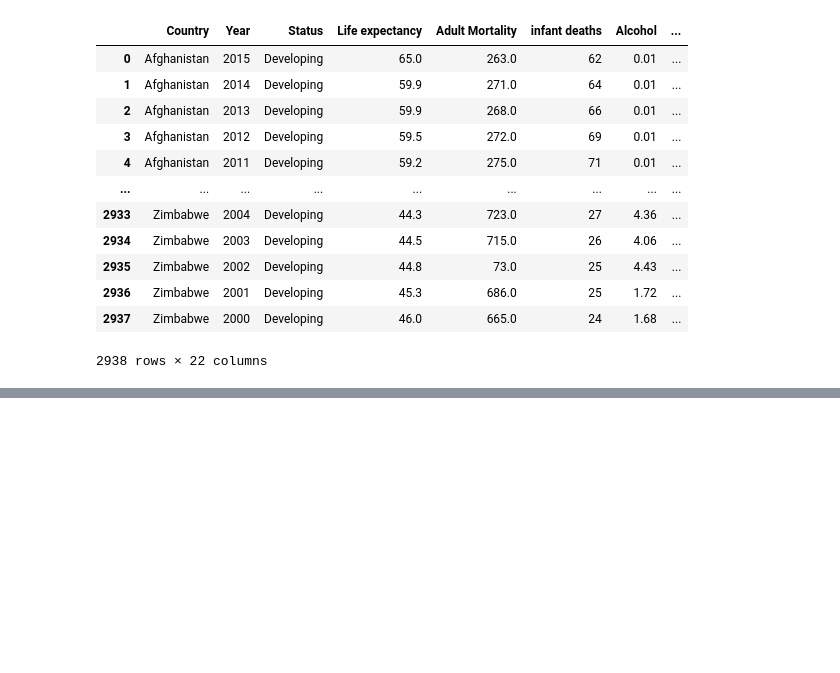
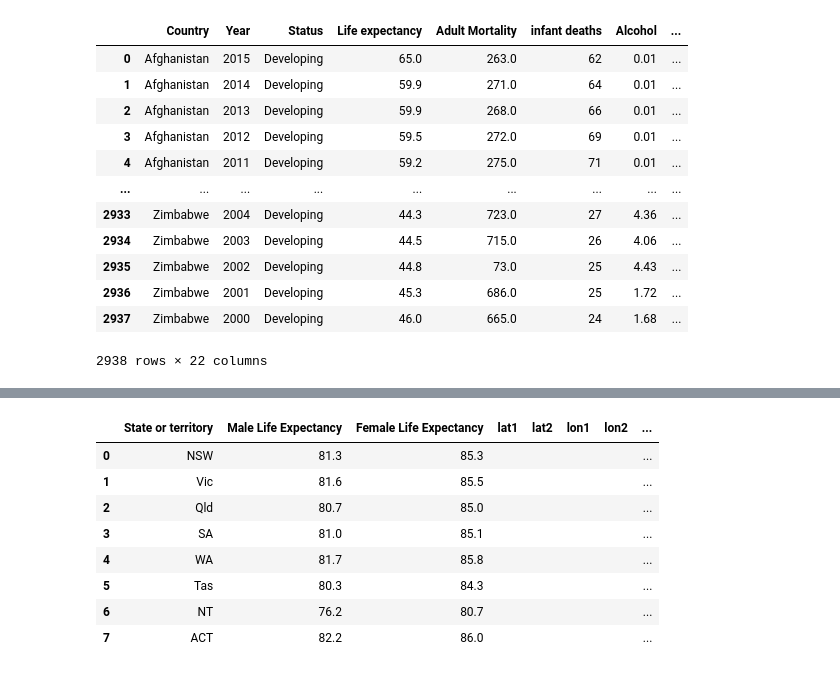
Before and after one commit to rachj14/project-one, a Jupyter notebook: life-expectancy.ipynb, the cells around one changed output, grey strips where cells are left out. Saved outputs shown, nothing was run; the diff lists cells and outputs as text; code cells hidden in the pictures; blank space fills up the shorter version.

```diff
--- a/life-expectancy.ipynb
+++ b/life-expectancy.ipynb
@@ -15,3 +27,12 @@ gender_region_df = pd.read_csv(csv_path)
 
 csv_path2 = "Resources/life_expectancy_data.csv"
 life_expect_df = pd.read_csv(csv_path2)
+
+csv_shawn1 = "Resources/Life expectancy at birth, males.csv"
+life_males_states_df = pd.read_csv(csv_shawn1)
+
+csv_shawn2 = "Resources/Life expectancy at birth, females.csv"
+life_females_states_df = pd.read_csv(csv_shawn2)
+
+csv_shawn3 = "Resources/Australian Population.csv"
+state_population_df = pd.read_csv(csv_shawn3)
@@ -60,0 +274,5 @@ gender_region_df
+# %%
+merge_df = pd.merge(life_males_states_df, life_females_states_df, on='State or territory')
+state_df = merge_df[['State or territory', '2020-2022_x', '2020-2022_y']].copy()
+state_df = state_df.rename(columns={"2020-2022_x":"Male Life Expectancy", "2020-2022_y":"Female Life Expectancy"})
+state_df
@@ -60,0 +289,25 @@ gender_region_df
+# %%
+state_df["lat1"] = ''
+state_df["lat2"] = ''
+state_df["lon1"] = ''
+state_df["lon2"] = ''
+state_df['center lat'] = ''
+state_df['center lon'] = ''
+state_df['Person Life Expectancy'] = ''
+
+params = {
+    "apiKey":geoapify_key,
+    "format":"json"
+}
+
+state_df
+# %% [output]
+|  | State or territory | Male Life Expectancy | Female Life Expectancy | lat1 | lat2 | lon1 | lon2 | ... |
+| 0 | NSW | 81.3 | 85.3 |  |  |  |  | ... |
+| 1 | Vic | 81.6 | 85.5 |  |  |  |  | ... |
+| 2 | Qld | 80.7 | 85.0 |  |  |  |  | ... |
+| 3 | SA | 81.0 | 85.1 |  |  |  |  | ... |
+| 4 | WA | 81.7 | 85.8 |  |  |  |  | ... |
+| 5 | Tas | 80.3 | 84.3 |  |  |  |  | ... |
+| 6 | NT | 76.2 | 80.7 |  |  |  |  | ... |
+| 7 | ACT | 82.2 | 86.0 |  |  |  |  | ... |
```
Also changed, not shown: parts of 18 cells of this notebook, 4 other files.
